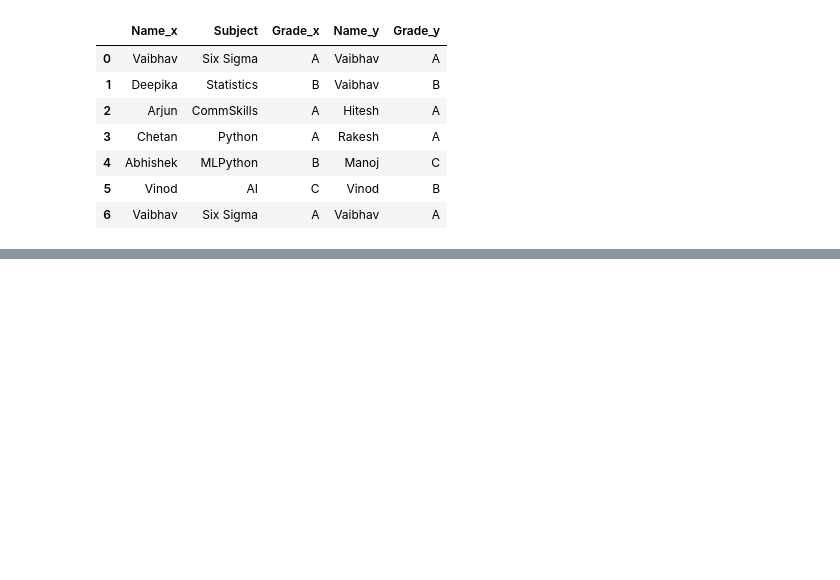
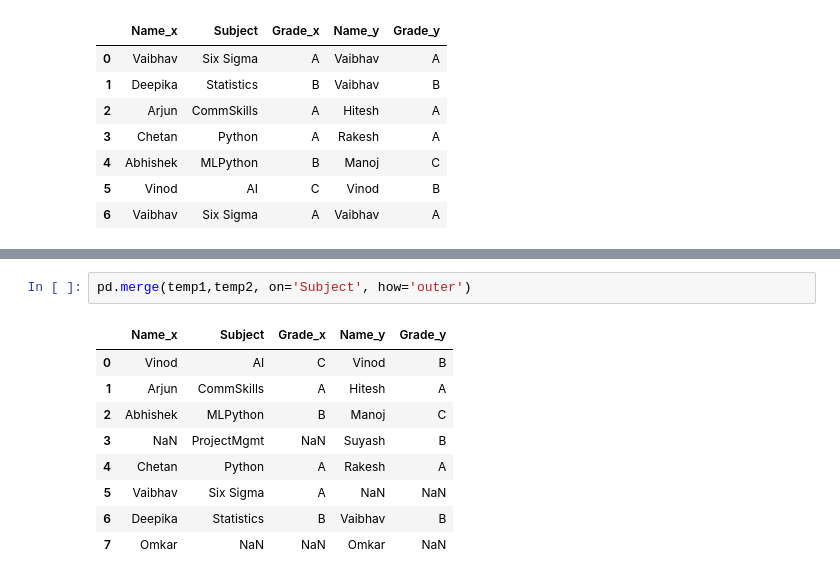
Before and after one commit to Omkar210/Statistics-and-ML, a Jupyter notebook: Day4.ipynb, the cells around one changed output, grey strips where cells are left out. Drawn from its saved outputs; the diff is of its cells as text; blank space fills up the shorter version.

```diff
--- a/Day4.ipynb
+++ b/Day4.ipynb
@@ -337,0 +349,12 @@ pd.merge(temp11,temp12,on='Subject',how='inner')
+# %%
+pd.merge(temp1,temp2, on='Subject', how='outer')
+# %% [output]
+|  | Name_x | Subject | Grade_x | Name_y | Grade_y |
+| 0 | Vinod | AI | C | Vinod | B |
+| 1 | Arjun | CommSkills | A | Hitesh | A |
+| 2 | Abhishek | MLPython | B | Manoj | C |
+| 3 | NaN | ProjectMgmt | NaN | Suyash | B |
+| 4 | Chetan | Python | A | Rakesh | A |
+| 5 | Vaibhav | Six Sigma | A | NaN | NaN |
+| 6 | Deepika | Statistics | B | Vaibhav | B |
+| 7 | Omkar | NaN | NaN | Omkar | NaN |
```
Also changed, not shown: parts of 2 cells of this notebook.
